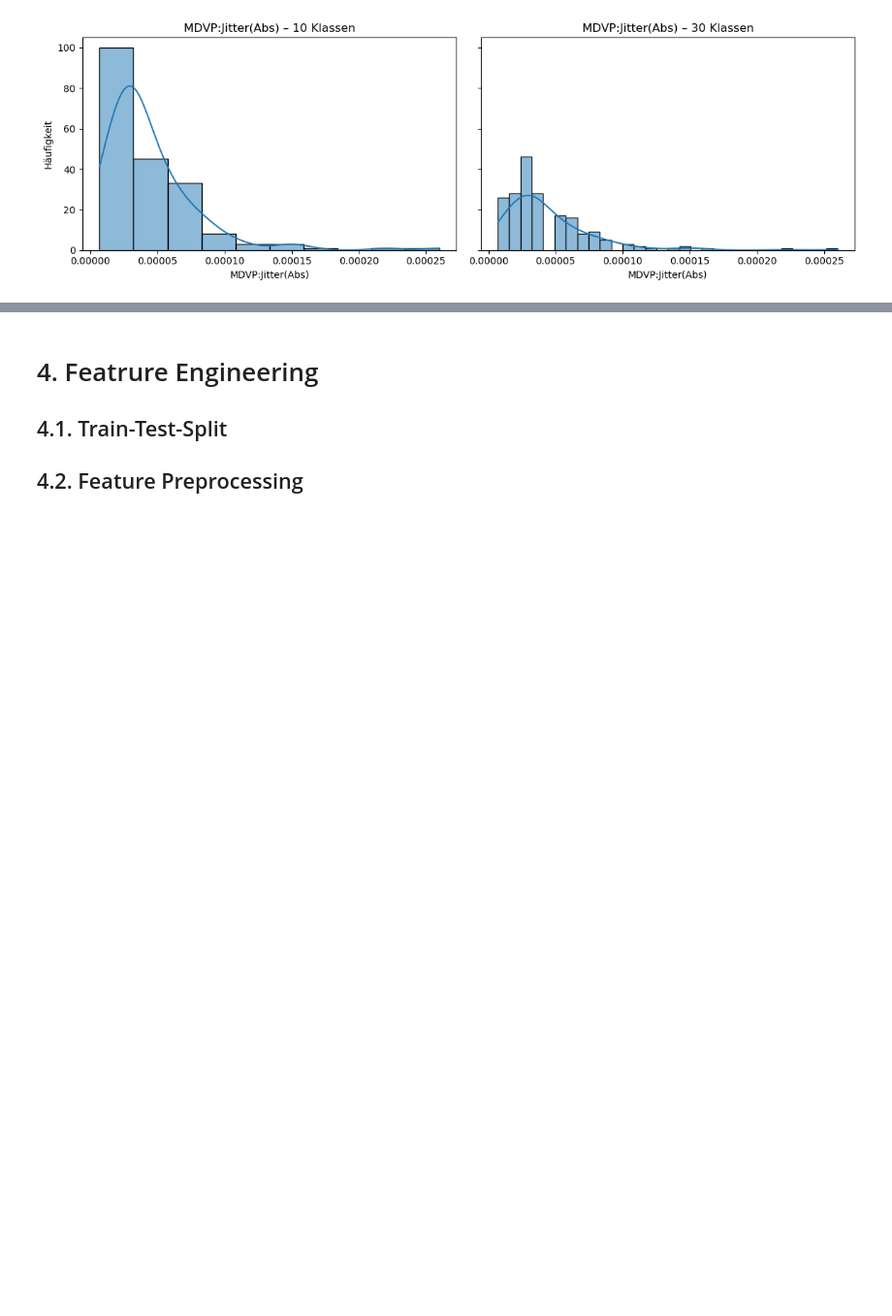
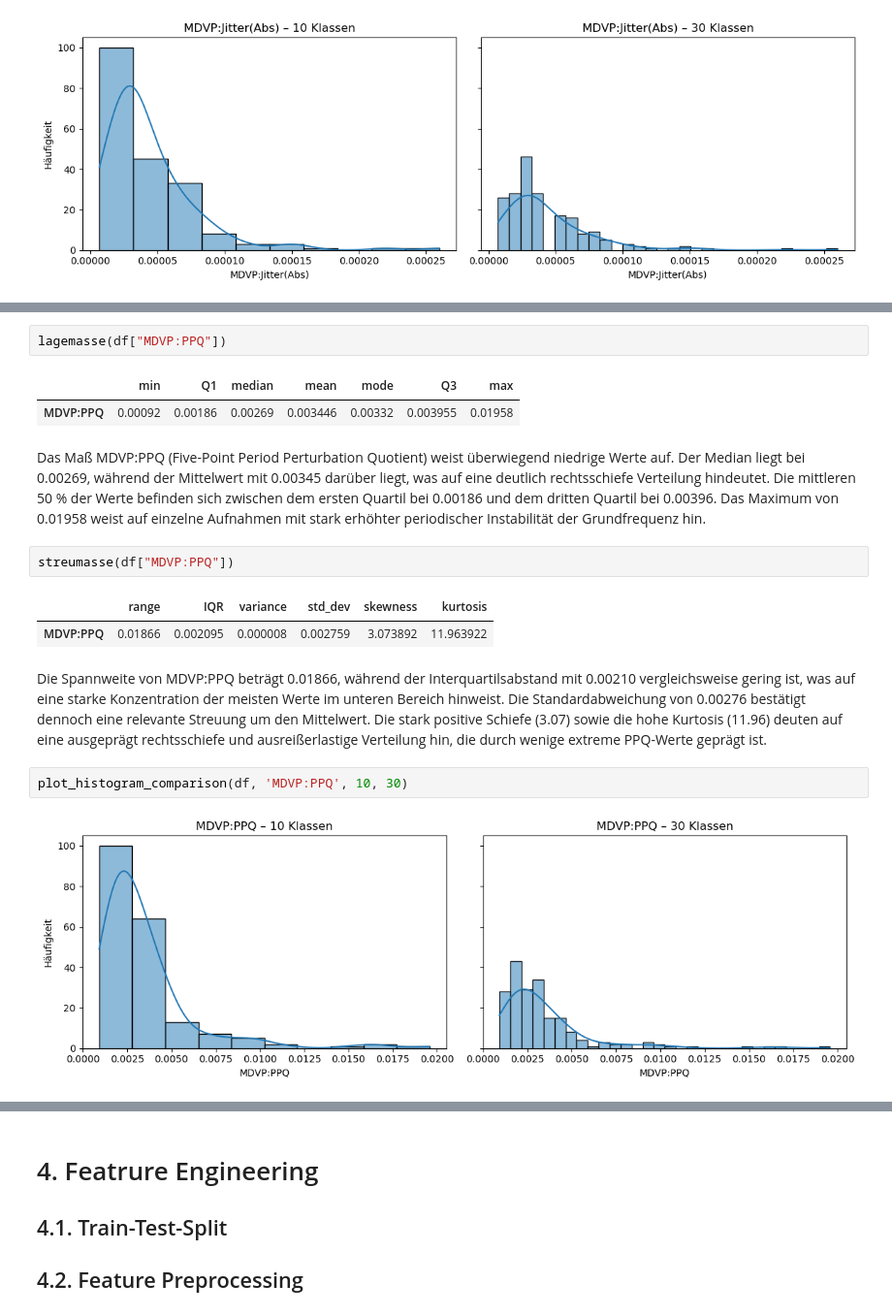
Before and after one commit to annikavanrooijen/Parkinson-Detection, a Jupyter notebook: Semesterprojekt.ipynb, the cells around one changed output, grey strips where cells are left out. Shown at 97% size. Drawn from its saved outputs; the diff is of its cells as text; blank space fills up the shorter version.

```diff
--- a/Semesterprojekt.ipynb
+++ b/Semesterprojekt.ipynb
@@ -607,0 +545,18 @@ Beschreiben Streuung und Form der Frequenzvariation
+# %%
+lagemasse(df["MDVP:PPQ"])
+# %% [output]
+|  | min | Q1 | median | mean | mode | Q3 | max |
+| MDVP:PPQ | 0.00092 | 0.00186 | 0.00269 | 0.003446 | 0.00332 | 0.003955 | 0.01958 |
+# %% [markdown]
+Das Maß MDVP:PPQ (Five-Point Period Perturbation Quotient) weist überwiegend niedrige Werte auf. Der Median liegt bei 0.00269, während der Mittelwert mit 0.00345 darüber liegt, was auf eine deutlich rechtsschiefe Verteilung hindeutet. Die mittleren 50 % der Werte befinden sich zwischen dem ersten Quartil bei 0.00186 und dem dritten Quartil bei 0.00396. Das Maximum von 0.01958 weist auf einzelne Aufnahmen mit stark erhöhter periodischer Instabilität der Grundfrequenz hin.
+# %%
+streumasse(df["MDVP:PPQ"])
+# %% [output]
+|  | range | IQR | variance | std_dev | skewness | kurtosis |
+| MDVP:PPQ | 0.01866 | 0.002095 | 0.000008 | 0.002759 | 3.073892 | 11.963922 |
+# %% [markdown]
+Die Spannweite von MDVP:PPQ beträgt 0.01866, während der Interquartilsabstand mit 0.00210 vergleichsweise gering ist, was auf eine starke Konzentration der meisten Werte im unteren Bereich hinweist. Die Standardabweichung von 0.00276 bestätigt dennoch eine relevante Streuung um den Mittelwert. Die stark positive Schiefe (3.07) sowie die hohe Kurtosis (11.96) deuten auf eine ausgeprägt rechtsschiefe und ausreißerlastige Verteilung hin, die durch wenige extreme PPQ-Werte geprägt ist.
+# %%
+plot_histogram_comparison(df, 'MDVP:PPQ', 10, 30)
+# %% [output]
+[figure, added]
```
Also changed, not shown: parts of 108 cells of this notebook.
